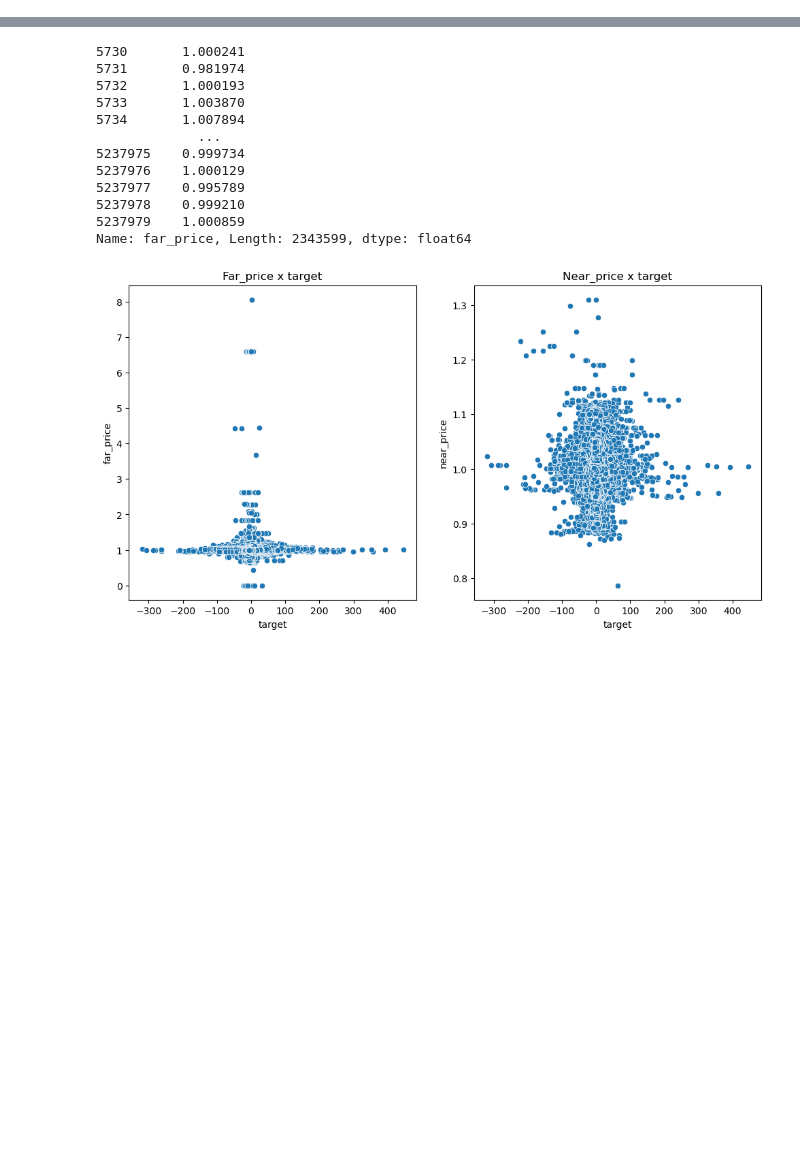
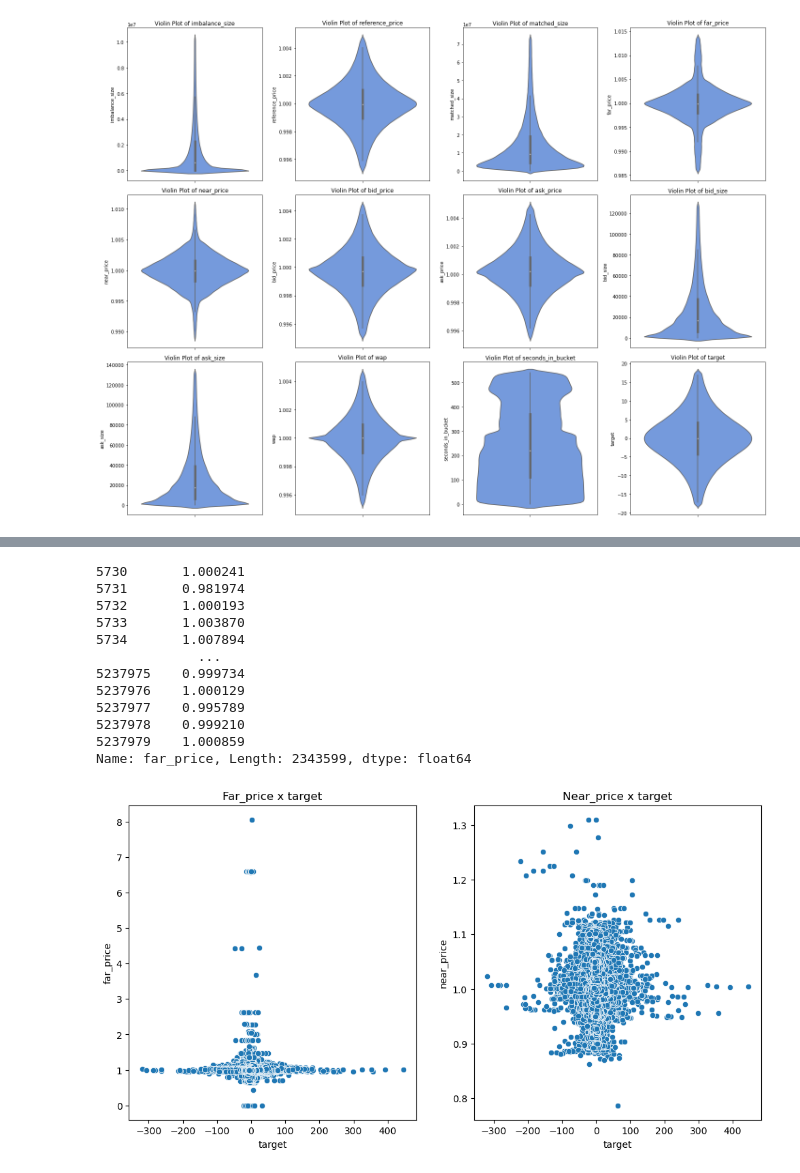
Before and after one commit to PBspacey/Optiver---Trading-at-the-Close-Kaggle-competition-for-MLDM, a Jupyter notebook: code.ipynb, the cells around one changed output, grey strips where cells are left out. Saved outputs shown, nothing was run; the diff lists cells and outputs as text; code cells hidden in the pictures; blank space fills up the shorter version.

```diff
--- a/code.ipynb
+++ b/code.ipynb
@@ -89,0 +236,17 @@ import matplotlib.pyplot as plt
+# %%
+# Violin Plots
+n_cols = 4
+n_rows = (len(numerical_cols) + n_cols - 1) // n_cols
+
+fig, axes = plt.subplots(nrows=n_rows, ncols=n_cols, figsize=(20, n_rows * 5))
+axes = axes.flatten()
+
+for i, var in enumerate(numerical_cols):
+    sns.violinplot(data=new_df, y=var, color=COLOR, ax=axes[i])
+    axes[i].set_title(f'Violin Plot of {var}')
+    axes[i].set_ylabel(var)
+
+plt.tight_layout()
+plt.show()
+# %% [output]
+[figure, added]
```
Also changed, not shown: parts of 25 cells of this notebook.
